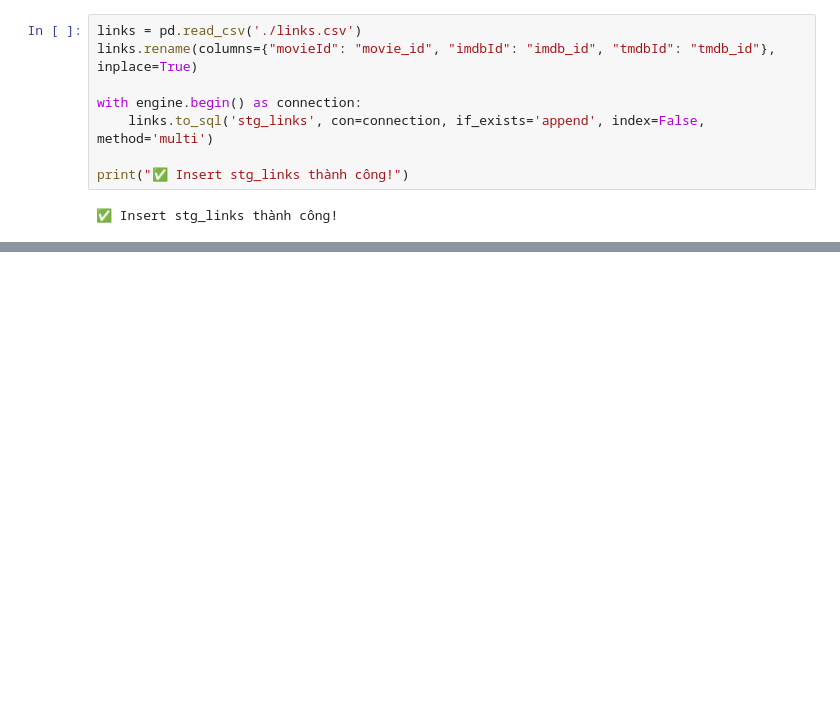
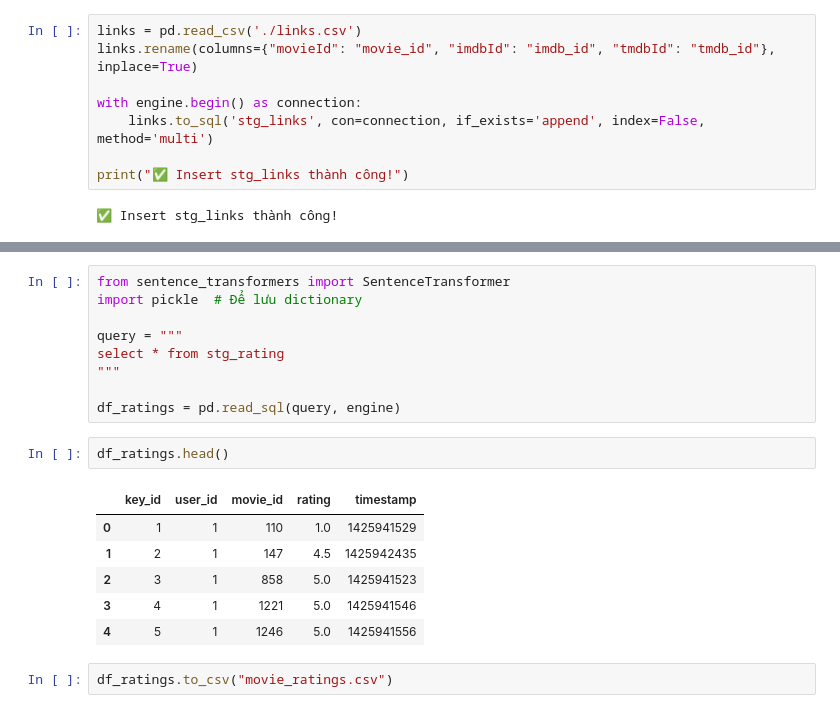
Before and after one commit to minhhn2024/movie-recomendation-system, a Jupyter notebook: backend/app/data/dataframe_to_database.ipynb, the cells around one changed output, grey strips where cells are left out. Saved outputs shown, nothing was run; the diff lists cells and outputs as text; blank space fills up the shorter version.

```diff
--- a/backend/app/data/dataframe_to_database.ipynb
+++ b/backend/app/data/dataframe_to_database.ipynb
@@ -168,0 +537,20 @@ print("✅ Insert stg_links thành công!")
+# %%
+from sentence_transformers import SentenceTransformer
+import pickle  # Để lưu dictionary
+
+query = """
+select * from stg_rating
+"""
+
+df_ratings = pd.read_sql(query, engine)
+# %%
+df_ratings.head()
+# %% [output]
+|  | key_id | user_id | movie_id | rating | timestamp |
+| 0 | 1 | 1 | 110 | 1.0 | 1425941529 |
+| 1 | 2 | 1 | 147 | 4.5 | 1425942435 |
+| 2 | 3 | 1 | 858 | 5.0 | 1425941523 |
+| 3 | 4 | 1 | 1221 | 5.0 | 1425941546 |
+| 4 | 5 | 1 | 1246 | 5.0 | 1425941556 |
+# %%
+df_ratings.to_csv("movie_ratings.csv")
```
Also changed, not shown: parts of 12 cells of this notebook, 12 other files.
